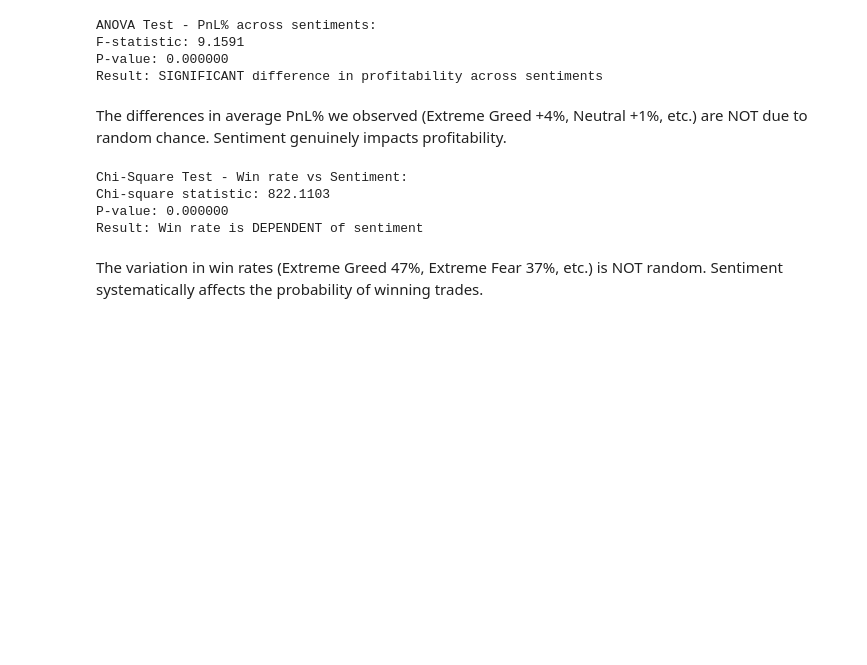
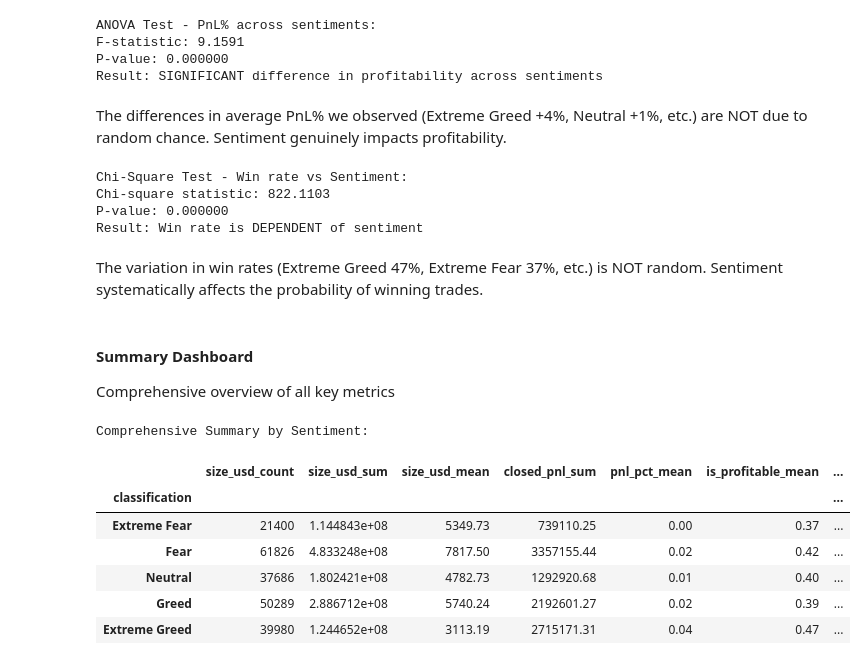
Before and after one commit to amruthaparola/trader-behavior-insights, a Jupyter notebook: ds_amrutha_parola/Trader_Sentiment_Analysis.ipynb, the cells around one changed output. Saved outputs shown, nothing was run; the diff lists cells and outputs as text; code cells hidden in the pictures; blank space fills up the shorter version.

Commit message:
Summary/Conclusion

```diff
--- a/ds_amrutha_parola/Trader_Sentiment_Analysis.ipynb
+++ b/ds_amrutha_parola/Trader_Sentiment_Analysis.ipynb
@@ -753,3 +753,30 @@ P-value: 0.000000
 Result: Win rate is DEPENDENT of sentiment
 # %% [markdown]
 The variation in win rates (Extreme Greed 47%, Extreme Fear 37%, etc.) is NOT random. Sentiment systematically affects the probability of winning trades.
+# %% [markdown]
+#### Summary Dashboard
+
+Comprehensive overview of all key metrics
+# %%
+summary_stats = merged_df.groupby('classification').agg({
+    'size_usd': ['count', 'sum', 'mean'],
+    'closed_pnl': 'sum',
+    'pnl_pct': 'mean',
+    'is_profitable': 'mean',
+    'fee': 'sum'
+}).round(2)
+
+summary_stats.columns = ['_'.join(col).strip() for col in summary_stats.columns]
+summary_stats = summary_stats.reindex(sentiment_order)
+
+print("\nComprehensive Summary by Sentiment:")
+display(summary_stats)
+# %% [output]
+Comprehensive Summary by Sentiment:
+|  | size_usd_count | size_usd_sum | size_usd_mean | closed_pnl_sum | pnl_pct_mean | is_profitable_mean | ... |
+| classification |  |  |  |  |  |  | ... |
+| Extreme Fear | 21400 | 1.144843e+08 | 5349.73 | 739110.25 | 0.00 | 0.37 | ... |
+| Fear | 61826 | 4.833248e+08 | 7817.50 | 3357155.44 | 0.02 | 0.42 | ... |
+| Neutral | 37686 | 1.802421e+08 | 4782.73 | 1292920.68 | 0.01 | 0.40 | ... |
+| Greed | 50289 | 2.886712e+08 | 5740.24 | 2192601.27 | 0.02 | 0.39 | ... |
+| Extreme Greed | 39980 | 1.244652e+08 | 3113.19 | 2715171.31 | 0.04 | 0.47 | ... |
```
Also changed, not shown: parts of 3 cells of this notebook.
